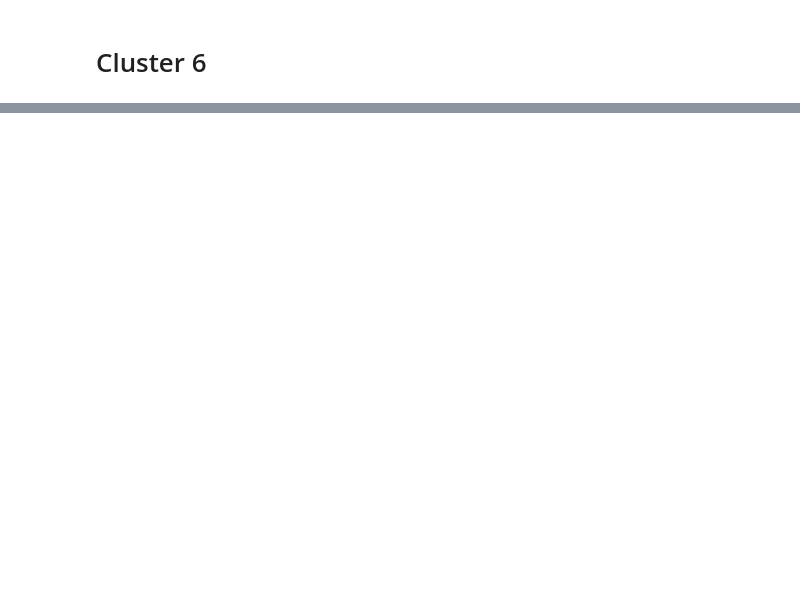
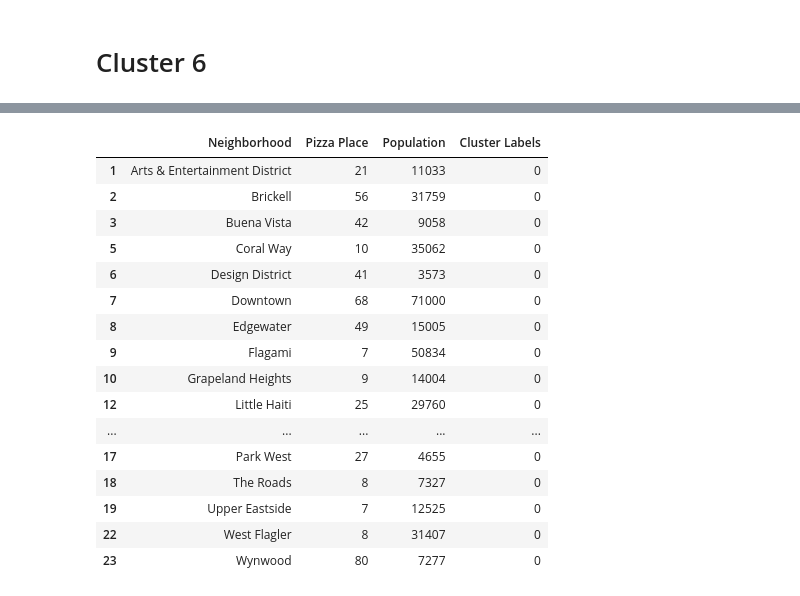
Before and after one commit to sam-brady/clustering-neighborhoods, a Jupyter notebook: Battle of the Neighborhoods.ipynb, the cells around one changed output, grey strips where cells are left out. Saved outputs shown, nothing was run; the diff lists cells and outputs as text; code cells hidden in the pictures; blank space fills up the shorter version.

```diff
--- a/Battle of the Neighborhoods.ipynb
+++ b/Battle of the Neighborhoods.ipynb
@@ -469,0 +474,28 @@ miami_merged.loc[miami_merged['Cluster Labels'] == 5, miami_merged.columns[[0] +
+# %%
+# add cluster labels to pizza shoppe data frame and drop all cluster except cluster 0
+
+
+miami_pizza = pd.concat([ miami_pizza , miami_merged['Cluster Labels']], axis=1 )
+
+miami_pizza = miami_pizza[miami_pizza['Cluster Labels'] == 0]
+
+
+miami_pizza
+# %% [output]
+|  | Neighborhood | Pizza Place | Population | Cluster Labels |
+| 1 | Arts & Entertainment District | 21 | 11033 | 0 |
+| 2 | Brickell | 56 | 31759 | 0 |
+| 3 | Buena Vista | 42 | 9058 | 0 |
+| 5 | Coral Way | 10 | 35062 | 0 |
+| 6 | Design District | 41 | 3573 | 0 |
+| 7 | Downtown | 68 | 71000 | 0 |
+| 8 | Edgewater | 49 | 15005 | 0 |
+| 9 | Flagami | 7 | 50834 | 0 |
+| 10 | Grapeland Heights | 9 | 14004 | 0 |
+| 12 | Little Haiti | 25 | 29760 | 0 |
+| ... | ... | ... | ... | ... |
+| 17 | Park West | 27 | 4655 | 0 |
+| 18 | The Roads | 8 | 7327 | 0 |
+| 19 | Upper Eastside | 7 | 12525 | 0 |
+| 22 | West Flagler | 8 | 31407 | 0 |
+| 23 | Wynwood | 80 | 7277 | 0 |
```
Also changed, not shown: parts of 37 cells of this notebook.
